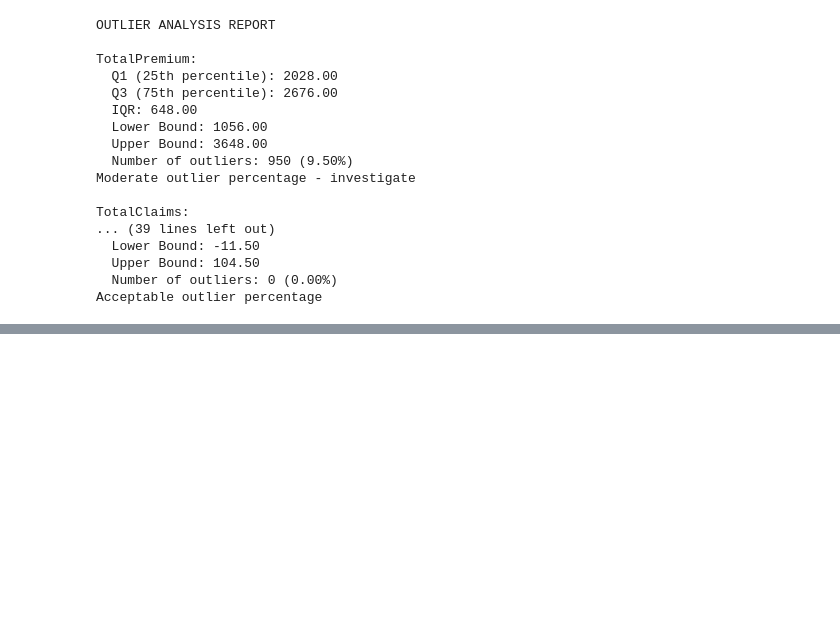
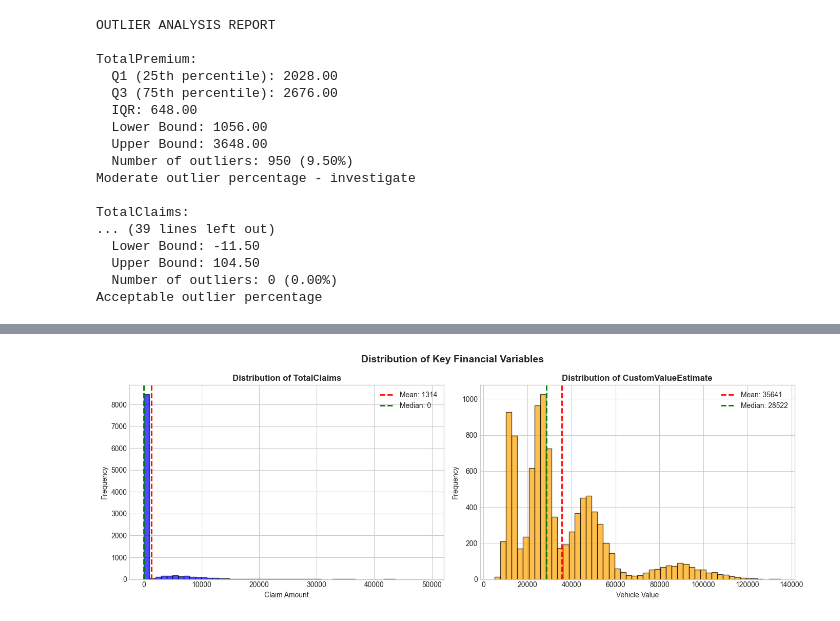
Before and after one commit to hawi088/insurance-risk-analytics, a Jupyter notebook: notebooks/task1_eda.ipynb, the cells around one changed output, grey strips where cells are left out. Drawn from its saved outputs; the diff is of its cells as text; code cells hidden in the pictures; blank space fills up the shorter version.

```diff
--- a/notebooks/task1_eda.ipynb
+++ b/notebooks/task1_eda.ipynb
@@ -549,0 +645,67 @@ Acceptable outlier percentage
+# %%
+print("QUESTION 2: DISTRIBUTIONS & OUTLIER ANALYSIS")
+# Key financial variables
+financial_vars = ['TotalPremium', 'TotalClaims', 'CustomValueEstimate']
+
+print("\nDISTRIBUTION STATISTICS:")
+for var in financial_vars:
+    if var in df.columns:
+        print(f"\n{var}:")
+        print(f"   Mean:   R{df[var].mean():,.2f}")
+        print(f"   Median: R{df[var].median():,.2f}")
+        print(f"   Std Dev: R{df[var].std():,.2f}")
+        print(f"   Min:    R{df[var].min():,.2f}")
+        print(f"   Max:    R{df[var].max():,.2f}")
+        print(f"   Skewness: {df[var].skew():.2f}")
+
+# Outlier analysis for TotalClaims
+print("DETAILED OUTLIER ANALYSIS")
+for var in ['TotalClaims', 'CustomValueEstimate']:
+    if var in df.columns:
+        Q1 = df[var].quantile(0.25)
+        Q3 = df[var].quantile(0.75)
+        IQR = Q3 - Q1
+        lower_bound = Q1 - 1.5 * IQR
+        upper_bound = Q3 + 1.5 * IQR
+
+        outliers = df[(df[var] < lower_bound) | (df[var] > upper_bound)]
+        outlier_pct = (len(outliers) / len(df)) * 100
+
+        print(f"\n{var}:")
+        print(f"   Outlier count: {len(outliers):,} ({outlier_pct:.2f}%)")
+        print(f"   Lower bound: {lower_bound:.2f}")
+        print(f"   Upper bound: {upper_bound:.2f}")
+
+        if outlier_pct > 5:
+            print(f" Significant outliers detected - may skew analysis")
+            print(f"   Consider: Log transformation or capping")
+        else:
+            print(f"Outlier level is manageable")
+
+# Visualize distributions with outliers highlighted
+fig, axes = plt.subplots(1, 2, figsize=(14, 5))
+
+# TotalClaims distribution
+if 'TotalClaims' in df.columns:
+    axes[0].hist(df['TotalClaims'], bins=50, edgecolor='black', alpha=0.7, color='blue')
+    axes[0].axvline(df['TotalClaims'].mean(), color='red', linestyle='--', linewidth=2, label=f'Mean: {df["TotalClaims"].mean():.0f}')
+    axes[0].axvline(df['TotalClaims'].median(), color='green', linestyle='--', linewidth=2, label=f'Median: {df["TotalClaims"].median():.0f}')
+    axes[0].set_title('Distribution of TotalClaims', fontweight='bold')
+    axes[0].set_xlabel('Claim Amount')
+    axes[0].set_ylabel('Frequency')
+    axes[0].legend()
+
+# CustomValueEstimate distribution
+if 'CustomValueEstimate' in df.columns:
+    axes[1].hist(df['CustomValueEstimate'], bins=50, edgecolor='black', alpha=0.7, color='orange')
+    axes[1].axvline(df['CustomValueEstimate'].mean(), color='red', linestyle='--', linewidth=2, label=f'Mean: {df["CustomValueEstimate"].mean():.0f}')
+    axes[1].axvline(df['CustomValueEstimate'].median(), color='green', linestyle='--', linewidth=2, label=f'Median: {df["CustomValueEstimate"].median():.0f}')
+    axes[1].set_title('Distribution of CustomValueEstimate', fontweight='bold')
+    axes[1].set_xlabel('Vehicle Value')
+    axes[1].set_ylabel('Frequency')
+    axes[1].legend()
+
+plt.suptitle('Distribution of Key Financial Variables', fontsize=14, fontweight='bold')
+plt.tight_layout()
+plt.show()
+# %% [output]
@@ -549,0 +729 @@ Acceptable outlier percentage
+[figure, added]
```
Also changed, not shown: parts of 4 cells of this notebook.
